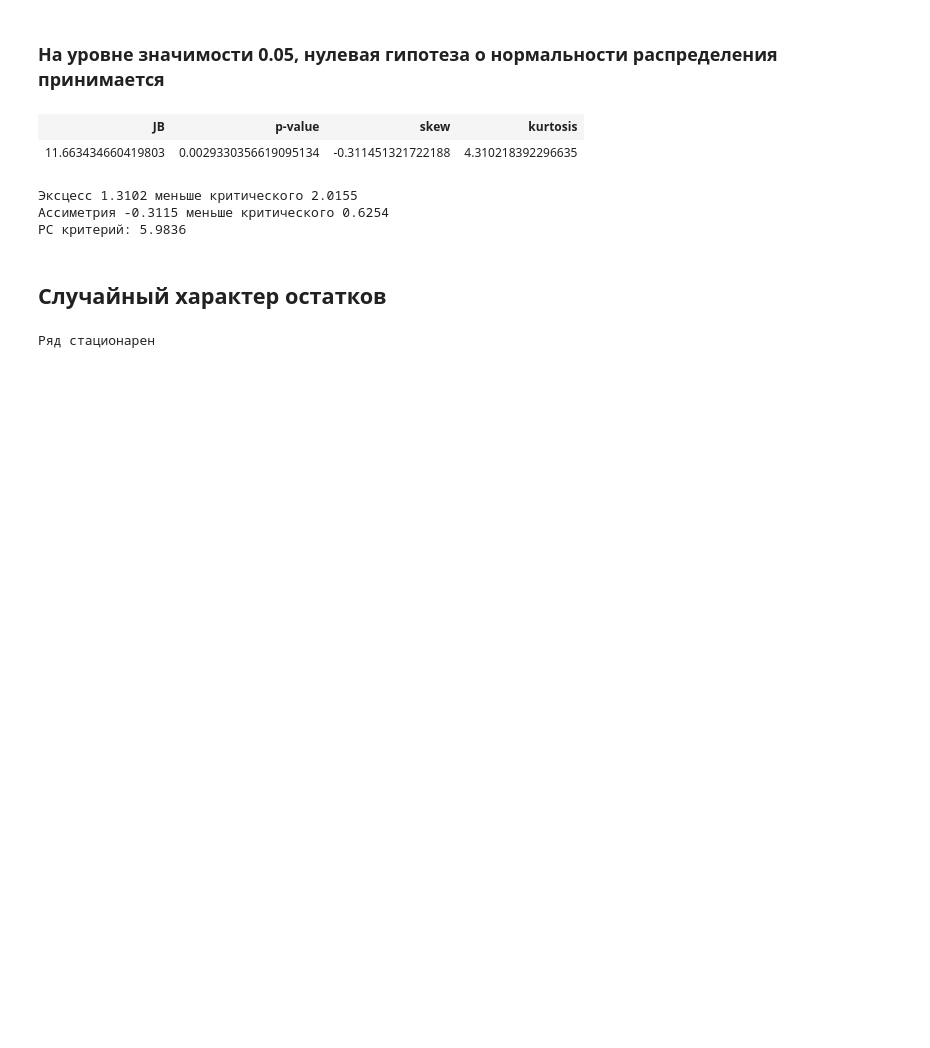
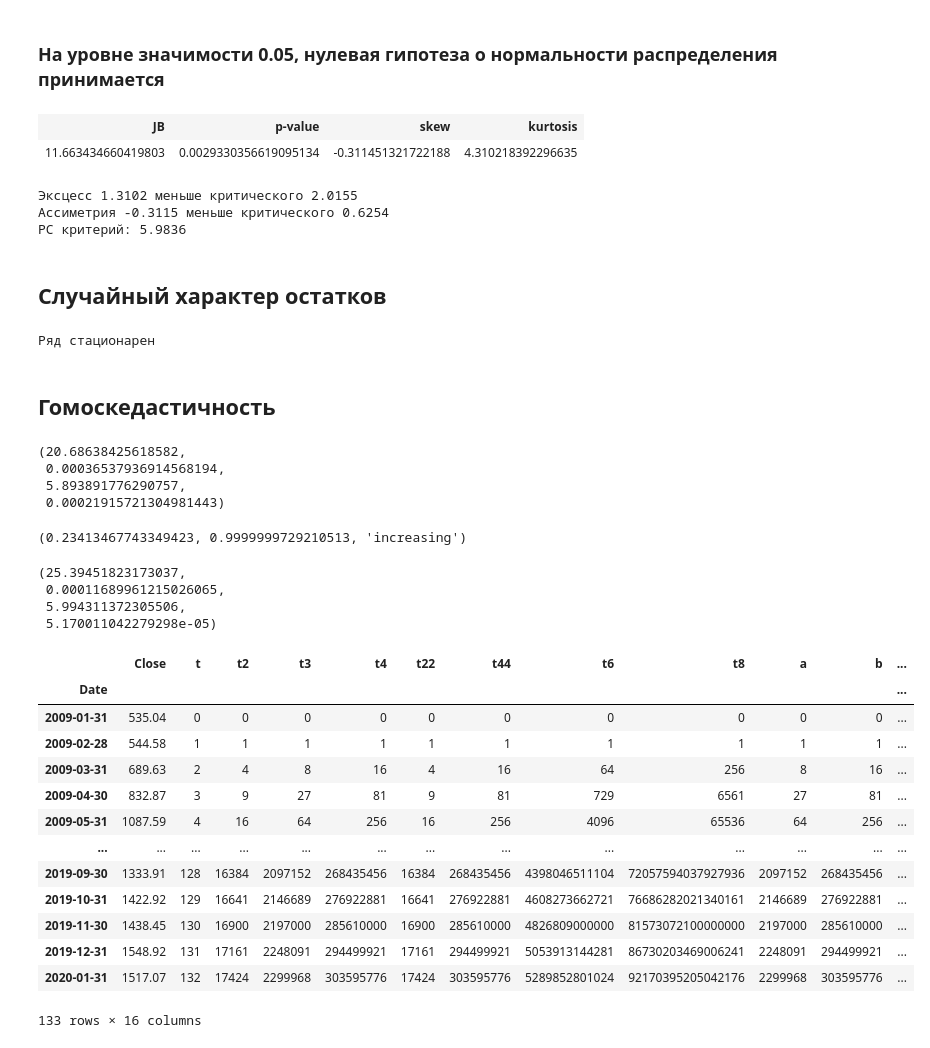
Before and after one commit to xtess16/RTSI, a Jupyter notebook: RTS_test.ipynb, the cells around one changed output. Cells and saved outputs as stored; diff of their text form; code cells hidden in the pictures; blank space fills up the shorter version.

Commit message:
custom het_white

```diff
--- a/RTS_test.ipynb
+++ b/RTS_test.ipynb
@@ -246,3 +250,16 @@ else:
 del fuller_test
 # %% [output]
 Ряд стационарен
+# %% [markdown]
+## Гомоскедастичность
+# %%
+het_breuschpagan(series_remains, series_remains_exog)
+# %% [output]
+(20.68638425618582,
+ 0.00036537936914568194,
+ 5.893891776290757,
+ 0.00021915721304981443)
+# %%
+het_goldfeldquandt(series_remains, series_remains_exog)
+# %% [output]
+(0.23413467743349423, 0.9999999729210513, 'increasing')
@@ -248,0 +268,41 @@ del fuller_test
+# %%
+het_white(series_remains, series_remains_exog)
+# %% [output]
+(25.39451823173037,
+ 0.00011689961215026065,
+ 5.994311372305506,
+ 5.170011042279298e-05)
+# %%
+tmp = series.to_frame()
+tmp['t'] = np.arange(tmp.size)
+tmp['t2'] = tmp.t ** 2
+tmp['t3'] = tmp.t ** 3
+tmp['t4'] = tmp.t2 ** 2
+tmp['t22'] = tmp.t2.copy()
+tmp['t44'] = tmp.t4.copy()
+tmp['t6'] = tmp.t3 ** 2
+tmp['t8'] = tmp.t4 ** 2
+
+tmp['a'] = tmp.t3.copy()
+tmp['b'] = tmp.t4.copy()
+tmp['c'] = tmp.t4 * tmp.t
+tmp['d'] = tmp.t4 * tmp.t
+tmp['e'] = tmp.t3 ** 2
+tmp['f'] = tmp.t3 * tmp.t4
+tmp['remains'] = series_remains ** 2
+tmp
+# %% [output]
+|  | Close | t | t2 | t3 | t4 | t22 | t44 | t6 | t8 | a | b | ... |
+| Date |  |  |  |  |  |  |  |  |  |  |  | ... |
+| 2009-01-31 | 535.04 | 0 | 0 | 0 | 0 | 0 | 0 | 0 | 0 | 0 | 0 | ... |
+| 2009-02-28 | 544.58 | 1 | 1 | 1 | 1 | 1 | 1 | 1 | 1 | 1 | 1 | ... |
+| 2009-03-31 | 689.63 | 2 | 4 | 8 | 16 | 4 | 16 | 64 | 256 | 8 | 16 | ... |
+| 2009-04-30 | 832.87 | 3 | 9 | 27 | 81 | 9 | 81 | 729 | 6561 | 27 | 81 | ... |
+| 2009-05-31 | 1087.59 | 4 | 16 | 64 | 256 | 16 | 256 | 4096 | 65536 | 64 | 256 | ... |
+| ... | ... | ... | ... | ... | ... | ... | ... | ... | ... | ... | ... | ... |
+| 2019-09-30 | 1333.91 | 128 | 16384 | 2097152 | 268435456 | 16384 | 268435456 | 4398046511104 | 72057594037927936 | 2097152 | 268435456 | ... |
+| 2019-10-31 | 1422.92 | 129 | 16641 | 2146689 | 276922881 | 16641 | 276922881 | 4608273662721 | 76686282021340161 | 2146689 | 276922881 | ... |
+| 2019-11-30 | 1438.45 | 130 | 16900 | 2197000 | 285610000 | 16900 | 285610000 | 4826809000000 | 81573072100000000 | 2197000 | 285610000 | ... |
+| 2019-12-31 | 1548.92 | 131 | 17161 | 2248091 | 294499921 | 17161 | 294499921 | 5053913144281 | 86730203469006241 | 2248091 | 294499921 | ... |
+| 2020-01-31 | 1517.07 | 132 | 17424 | 2299968 | 303595776 | 17424 | 303595776 | 5289852801024 | 92170395205042176 | 2299968 | 303595776 | ... |
+133 rows × 16 columns
```
Also changed, not shown: parts of 7 cells of this notebook, 1 other file.
